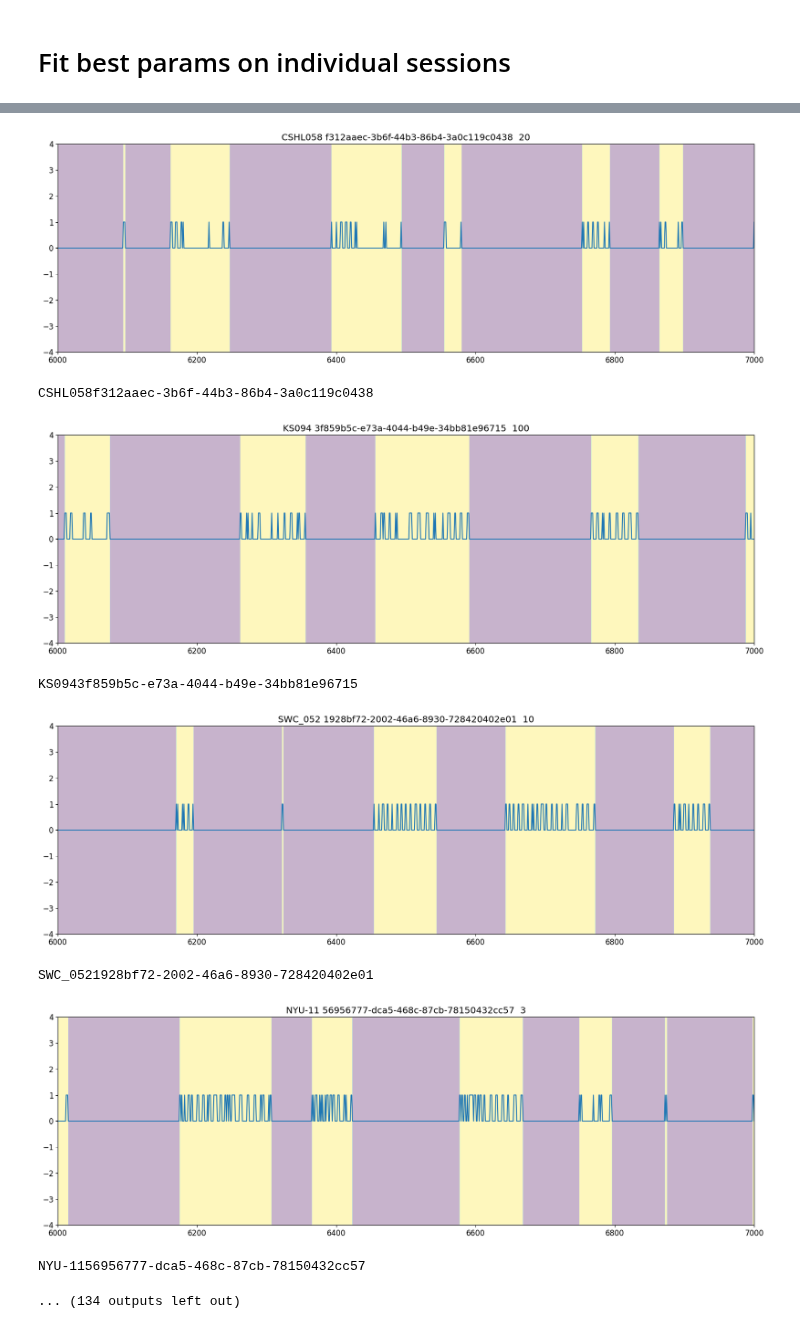
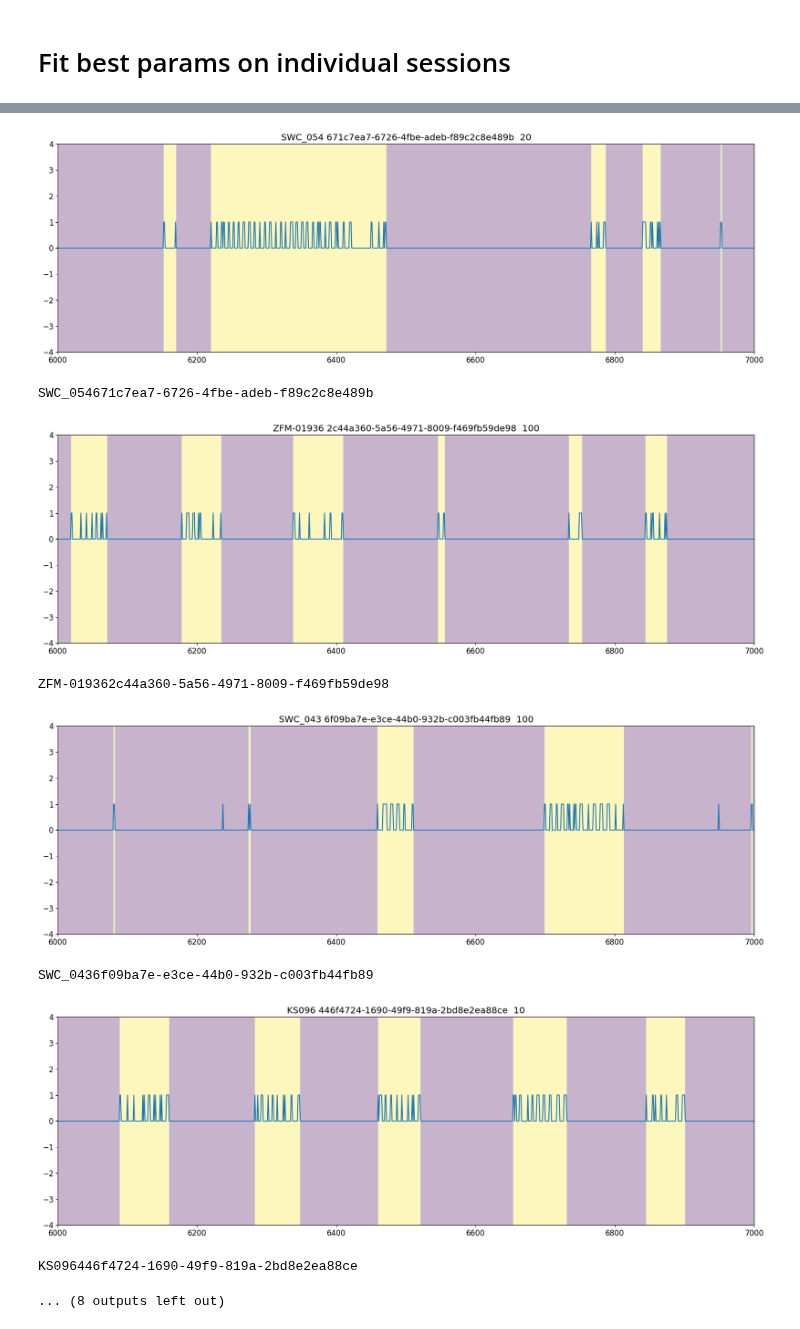
Before and after one commit to ineslaranjeira/representation_learning_variability, a Jupyter notebook: Models/Sub-trial/2_fit_models/Poisson-HMM/poisson_hmm_v5.ipynb, the cells around one changed output, grey strips where cells are left out. Saved outputs shown, nothing was run; the diff lists cells and outputs as text; code cells hidden in the pictures.

```diff
--- a/Models/Sub-trial/2_fit_models/Poisson-HMM/poisson_hmm_v5.ipynb
+++ b/Models/Sub-trial/2_fit_models/Poisson-HMM/poisson_hmm_v5.ipynb
@@ -91,12 +99,12 @@ window=6
 downsample=False
 downsample_factor=10
 
-for m, mat in enumerate(sessions_to_process):
+for m, mat in enumerate(sessions_to_process[:10]):
 
     mouse_name = mat[0]
     session = mat[1]
-    # mouse_name = 'NYU-11'
-    # session = '56956777-dca5-468c-87cb-78150432cc57'
+    # mouse_name = 'NYU-48'
+    # session = '93ad879a-aa42-4150-83e1-38773c9785e4'
 
     # mouse_name = 'ZFM-02372'
     # session = '88224abb-5746-431f-9c17-17d7ef806e6a'
@@ -205,9 +213,9 @@ DY_014ee8b36de-779f-4dea-901f-e0141c95722b
-[figure, old version]
+[figure, new version]
-CSHL058f312aaec-3b6f-44b3-86b4-3a0c119c0438
+SWC_054671c7ea7-6726-4fbe-adeb-f89c2c8e489b
-[figure, old version]
+[figure, new version]
-KS0943f859b5c-e73a-4044-b49e-34bb81e96715
+ZFM-019362c44a360-5a56-4971-8009-f469fb59de98
-[figure, old version]
+[figure, new version]
-SWC_0521928bf72-2002-46a6-8930-728420402e01
+SWC_0436f09ba7e-e3ce-44b0-932b-c003fb44fb89
-[figure, old version]
+[figure, new version]
-NYU-1156956777-dca5-468c-87cb-78150432cc57
+KS096446f4724-1690-49f9-819a-2bd8e2ea88ce
-... (134 outputs left out)
+... (8 outputs left out)
```
Also changed, not shown: parts of 5 cells of this notebook, 6 other files.
